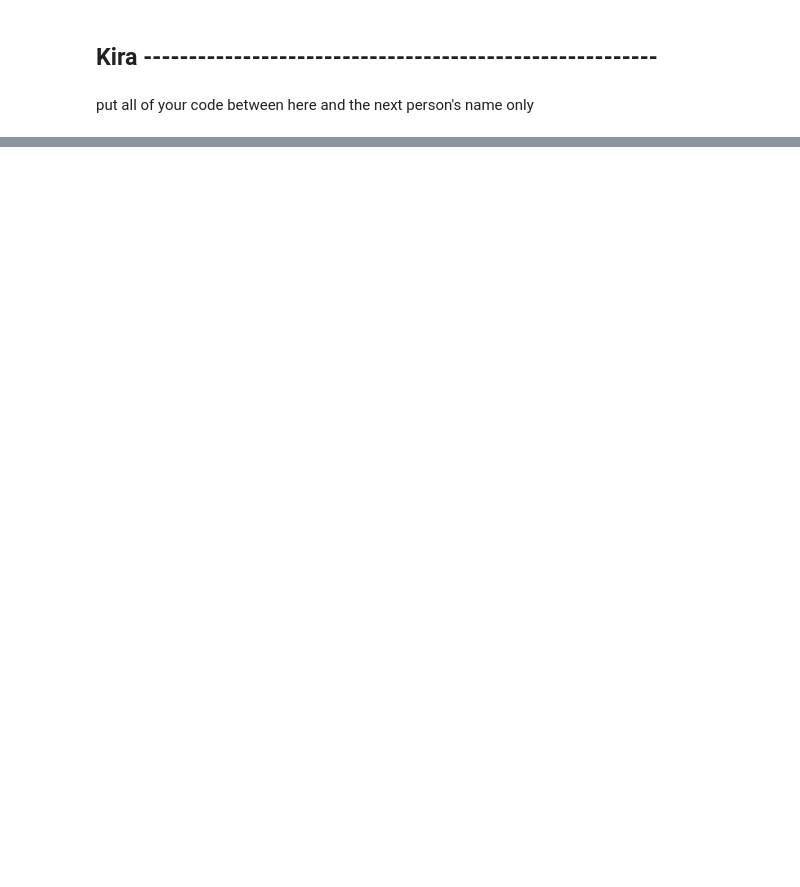
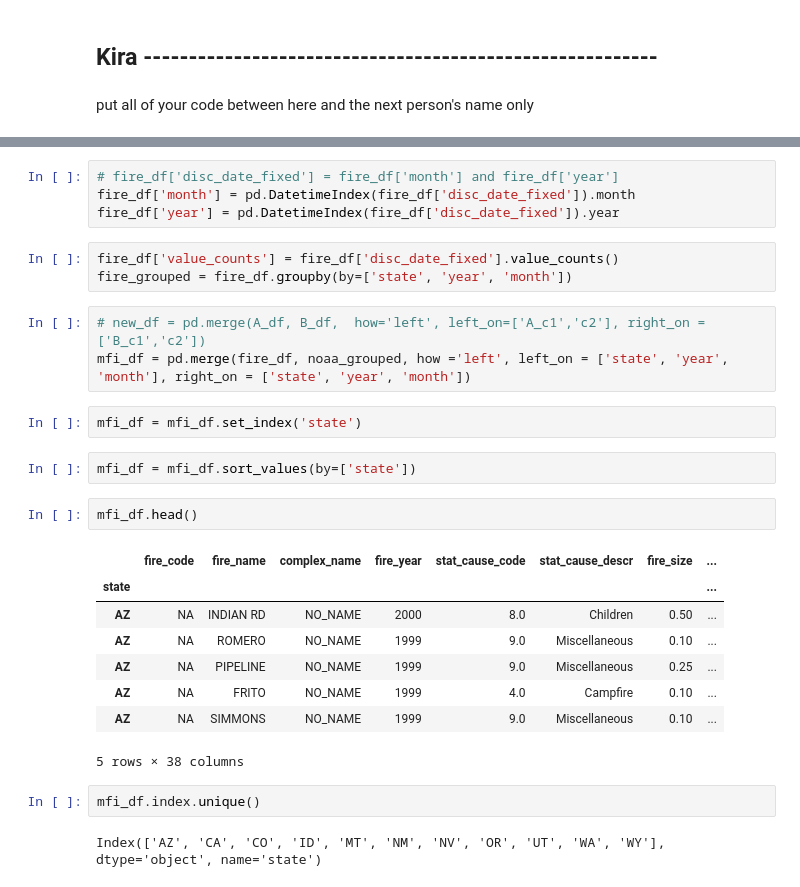
Before and after one commit to Marrrta/wildfires, a Jupyter notebook: cleaning.ipynb, the cells around one changed output, grey strips where cells are left out. Cells and saved outputs as stored; diff of their text form; blank space fills up the shorter version.

```diff
--- a/cleaning.ipynb
+++ b/cleaning.ipynb
@@ -80,0 +199,29 @@ put all of your code between here and the next person's name only
+# %%
+# fire_df['disc_date_fixed'] = fire_df['month'] and fire_df['year']
+fire_df['month'] = pd.DatetimeIndex(fire_df['disc_date_fixed']).month
+fire_df['year'] = pd.DatetimeIndex(fire_df['disc_date_fixed']).year
+# %%
+fire_df['value_counts'] = fire_df['disc_date_fixed'].value_counts()
+fire_grouped = fire_df.groupby(by=['state', 'year', 'month'])
+# %%
+# new_df = pd.merge(A_df, B_df,  how='left', left_on=['A_c1','c2'], right_on = ['B_c1','c2'])
+mfi_df = pd.merge(fire_df, noaa_grouped, how ='left', left_on = ['state', 'year', 'month'], right_on = ['state', 'year', 'month'])
+# %%
+mfi_df = mfi_df.set_index('state')
+# %%
+mfi_df = mfi_df.sort_values(by=['state'])
+# %%
+mfi_df.head()
+# %% [output]
+|  | fire_code | fire_name | complex_name | fire_year | stat_cause_code | stat_cause_descr | fire_size | ... |
+| state |  |  |  |  |  |  |  | ... |
+| AZ | NA | INDIAN RD | NO_NAME | 2000 | 8.0 | Children | 0.50 | ... |
+| AZ | NA | ROMERO | NO_NAME | 1999 | 9.0 | Miscellaneous | 0.10 | ... |
+| AZ | NA | PIPELINE | NO_NAME | 1999 | 9.0 | Miscellaneous | 0.25 | ... |
+| AZ | NA | FRITO | NO_NAME | 1999 | 4.0 | Campfire | 0.10 | ... |
+| AZ | NA | SIMMONS | NO_NAME | 1999 | 9.0 | Miscellaneous | 0.10 | ... |
+5 rows × 38 columns
+# %%
+mfi_df.index.unique()
+# %% [output]
+Index(['AZ', 'CA', 'CO', 'ID', 'MT', 'NM', 'NV', 'OR', 'UT', 'WA', 'WY'], dtype='object', name='state')
```
Also changed, not shown: parts of 13 cells of this notebook.
